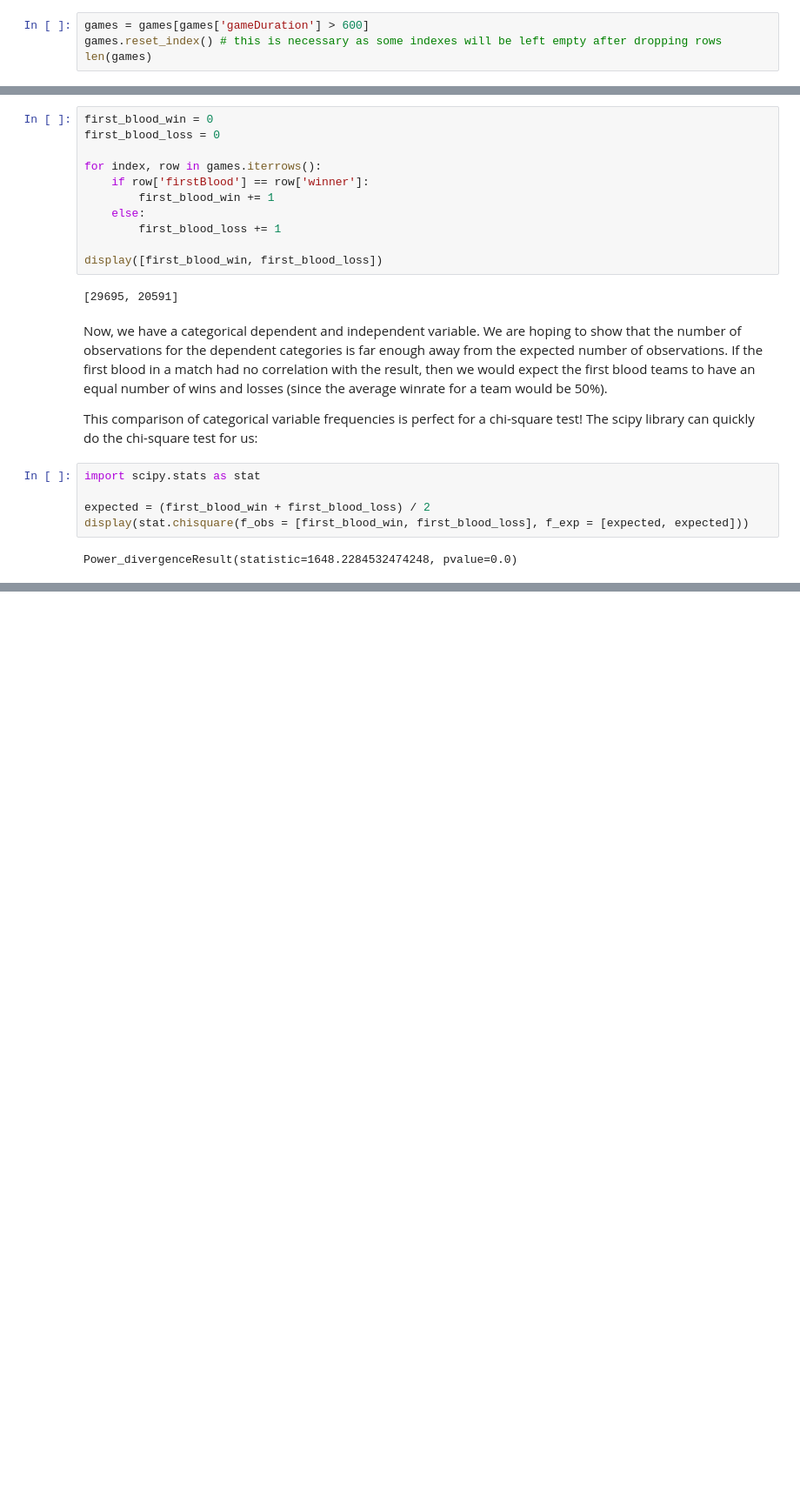
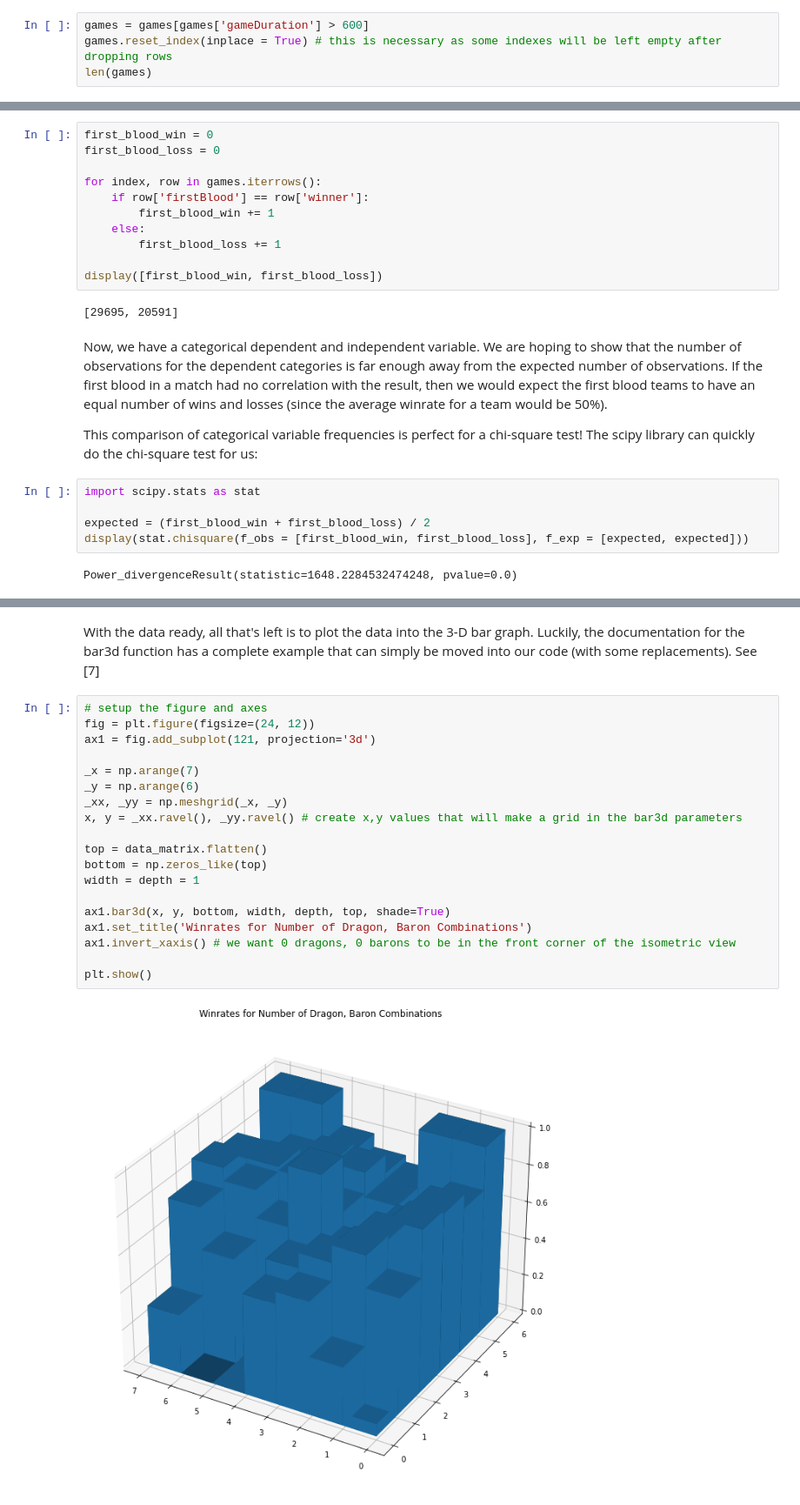
Before and after one commit to aj-sarama/blue-team, a Jupyter notebook: FinalProject.ipynb, the cells around one changed output, grey strips where cells are left out. Shown at 87% size. Saved outputs shown, nothing was run; the diff lists cells and outputs as text; blank space fills up the shorter version.

```diff
--- a/FinalProject.ipynb
+++ b/FinalProject.ipynb
@@ -122,6 +123,6 @@ So it appears that ~1200 of our games were cancelled before the 10 minute mark.
 # %%
 games = games[games['gameDuration'] > 600]
-games.reset_index() # this is necessary as some indexes will be left empty after dropping rows
+games.reset_index(inplace = True) # this is necessary as some indexes will be left empty after dropping rows
 len(games)
 # %% [output]
 50286
@@ -364,0 +382,23 @@ plt.show()
+# %% [markdown]
+With the data ready, all that's left is to plot the data into the 3-D bar graph. Luckily, the documentation for the bar3d function has a complete example that can simply be moved into our code (with some replacements). See [7]
+# %%
+# setup the figure and axes
+fig = plt.figure(figsize=(24, 12))
+ax1 = fig.add_subplot(121, projection='3d')
+
+_x = np.arange(7)
+_y = np.arange(6)
+_xx, _yy = np.meshgrid(_x, _y)
+x, y = _xx.ravel(), _yy.ravel() # create x,y values that will make a grid in the bar3d parameters
+
+top = data_matrix.flatten()
+bottom = np.zeros_like(top)
+width = depth = 1
+
+ax1.bar3d(x, y, bottom, width, depth, top, shade=True)
+ax1.set_title('Winrates for Number of Dragon, Baron Combinations')
+ax1.invert_xaxis() # we want 0 dragons, 0 barons to be in the front corner of the isometric view
+
+plt.show()
+# %% [output]
+[figure, added]
```
Also changed, not shown: parts of 30 cells of this notebook.
